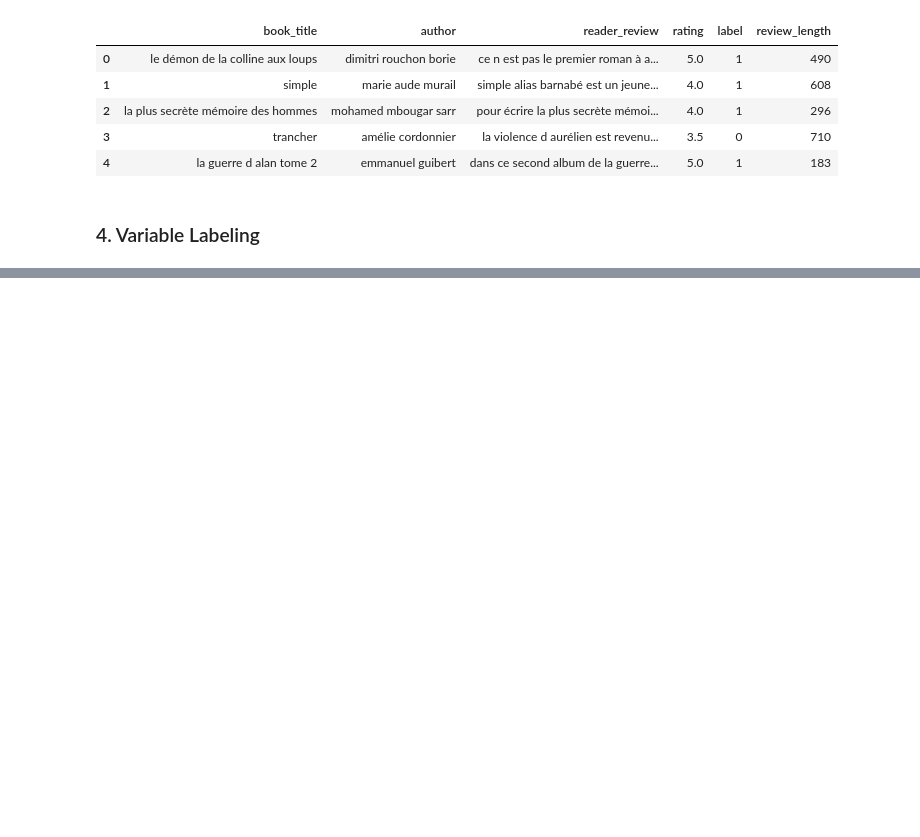
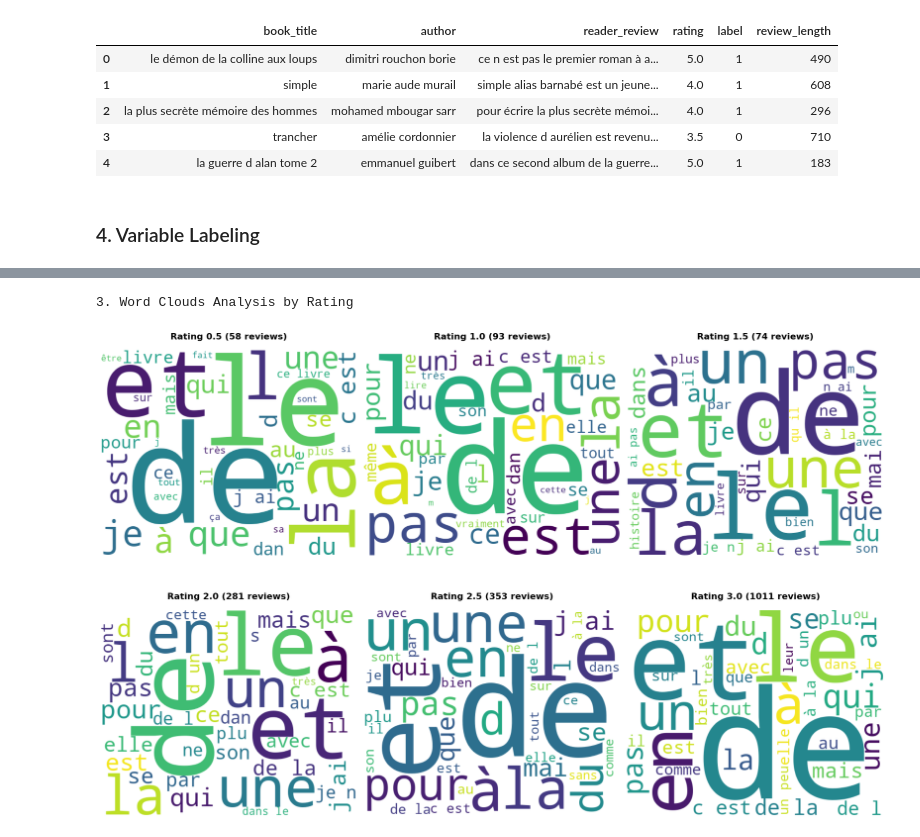
Before and after one commit to EFREI-2026-I2-ISSG-ML-1/Project, a Jupyter notebook: data_cleaning_preprocessing.ipynb, the cells around one changed output, grey strips where cells are left out. Drawn from its saved outputs; the diff is of its cells as text; code cells hidden in the pictures; blank space fills up the shorter version.

```diff
--- a/data_cleaning_preprocessing.ipynb
+++ b/data_cleaning_preprocessing.ipynb
@@ -228,0 +440,61 @@ Le dataset contient déjà toutes les informations nécessaires pour:
+# %%
+# 3. Word Clouds by Rating
+print("3. Word Clouds Analysis by Rating")
+
+
+# Function to generate word cloud
+def create_wordcloud(text, title):
+    wordcloud = WordCloud(
+        width=500,
+        height=400,
+        background_color="white",
+        max_words=40,
+        colormap="viridis",
+    ).generate(text)
+    return wordcloud
+
+
+# Create word clouds for different ratings
+unique_ratings = sorted(df_cleaned["rating"].unique())
+fig, axes = plt.subplots(2, 3, figsize=(20, 14))
+axes = axes.flatten()
+
+for i, rating in enumerate(unique_ratings):
+    if i < len(axes):
+        # Get all reviews for this rating
+        rating_reviews = df_cleaned[df_cleaned["rating"] == rating]["reader_review"]
+        all_text = " ".join(rating_reviews.dropna().astype(str))
+
+        if len(all_text.strip()) > 0:
+            wordcloud = create_wordcloud(all_text, f"Rating {rating}")
+            axes[i].imshow(wordcloud, interpolation="bilinear")
+            axes[i].set_title(
+                f"Rating {rating} ({len(rating_reviews)} reviews)",
+                fontsize=16,
+                fontweight="bold",
+                pad=20,
+            )
+            axes[i].axis("off")
+        else:
+            axes[i].text(
+                0.5,
+                0.5,
+                f"No text data\nfor rating {rating}",
+                ha="center",
+                va="center",
+                transform=axes[i].transAxes,
+                fontsize=14,
+            )
+            axes[i].set_title(f"Rating {rating}", fontsize=16, fontweight="bold")
+            axes[i].axis("off")
+
+# Hide any unused subplots
+for j in range(len(unique_ratings), len(axes)):
+    axes[j].axis("off")
+
+plt.tight_layout()
+plt.show()
+print()
+# %% [output]
+3. Word Clouds Analysis by Rating
+[figure, added]
```
Also changed, not shown: parts of 6 cells of this notebook.
